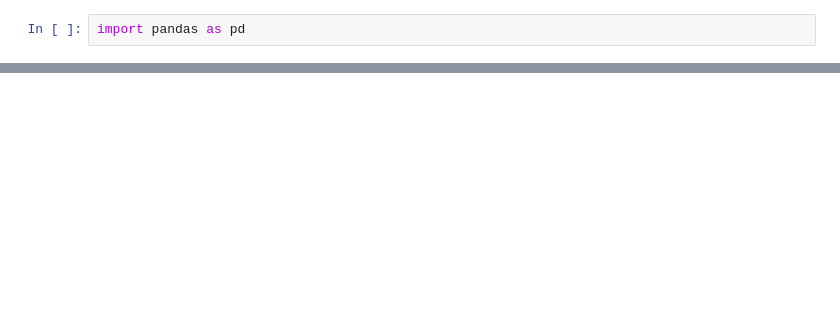
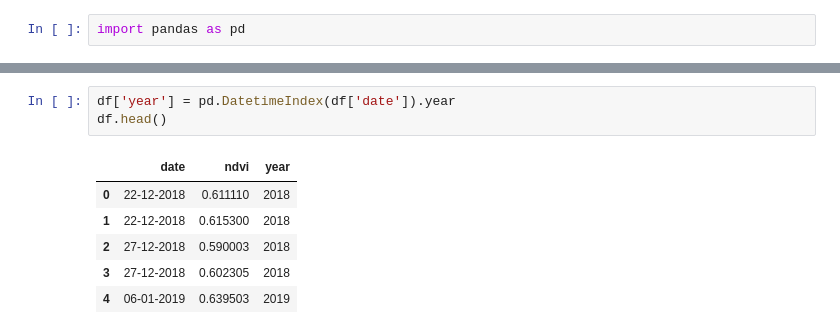
Before and after one commit to lvsantarosa/NDVI-with-GEE-and-Python, a Jupyter notebook: NDVI_plot_GEE.ipynb, the cells around one changed output, grey strips where cells are left out. Drawn from its saved outputs; the diff is of its cells as text; blank space fills up the shorter version.

```diff
--- a/NDVI_plot_GEE.ipynb
+++ b/NDVI_plot_GEE.ipynb
@@ -113,0 +173,10 @@ df.head()
+# %%
+df['year'] = pd.DatetimeIndex(df['date']).year
+df.head()
+# %% [output]
+|  | date | ndvi | year |
+| 0 | 22-12-2018 | 0.611110 | 2018 |
+| 1 | 22-12-2018 | 0.615300 | 2018 |
+| 2 | 27-12-2018 | 0.590003 | 2018 |
+| 3 | 27-12-2018 | 0.602305 | 2018 |
+| 4 | 06-01-2019 | 0.639503 | 2019 |
```
Also changed, not shown: parts of 27 cells of this notebook.
